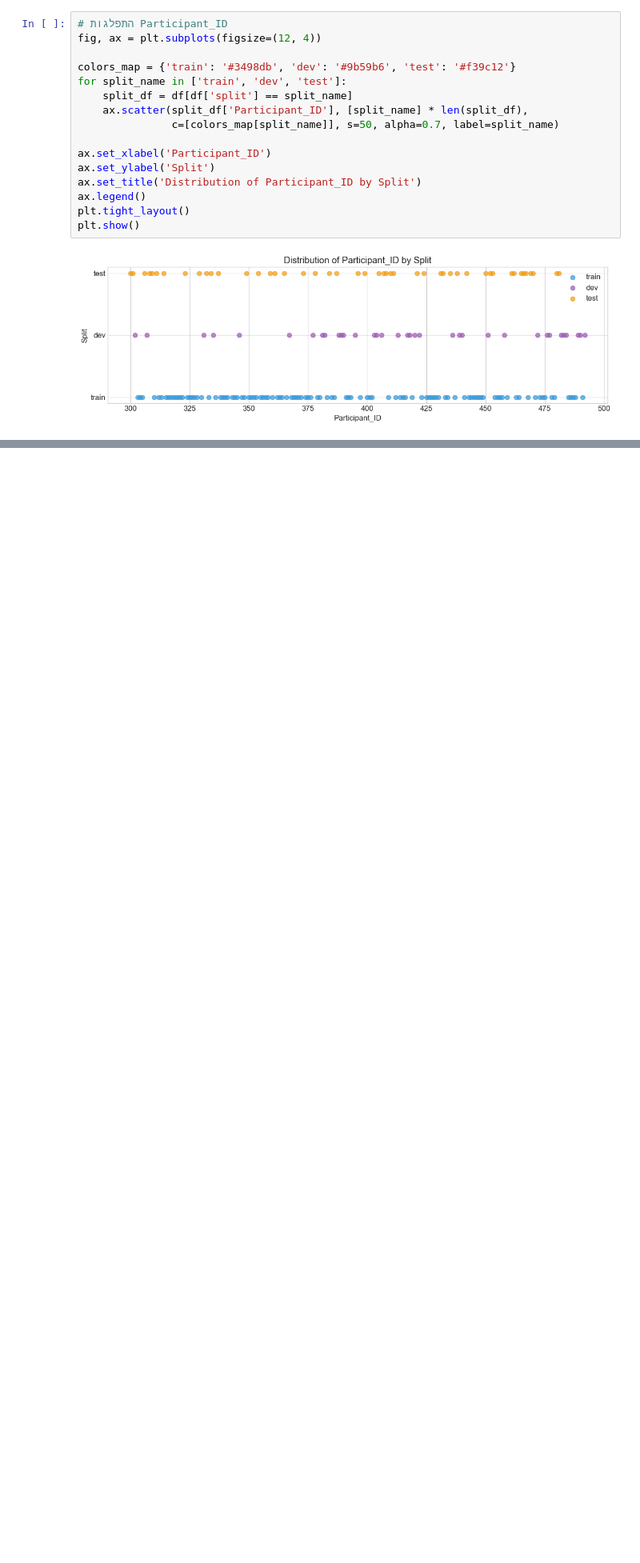
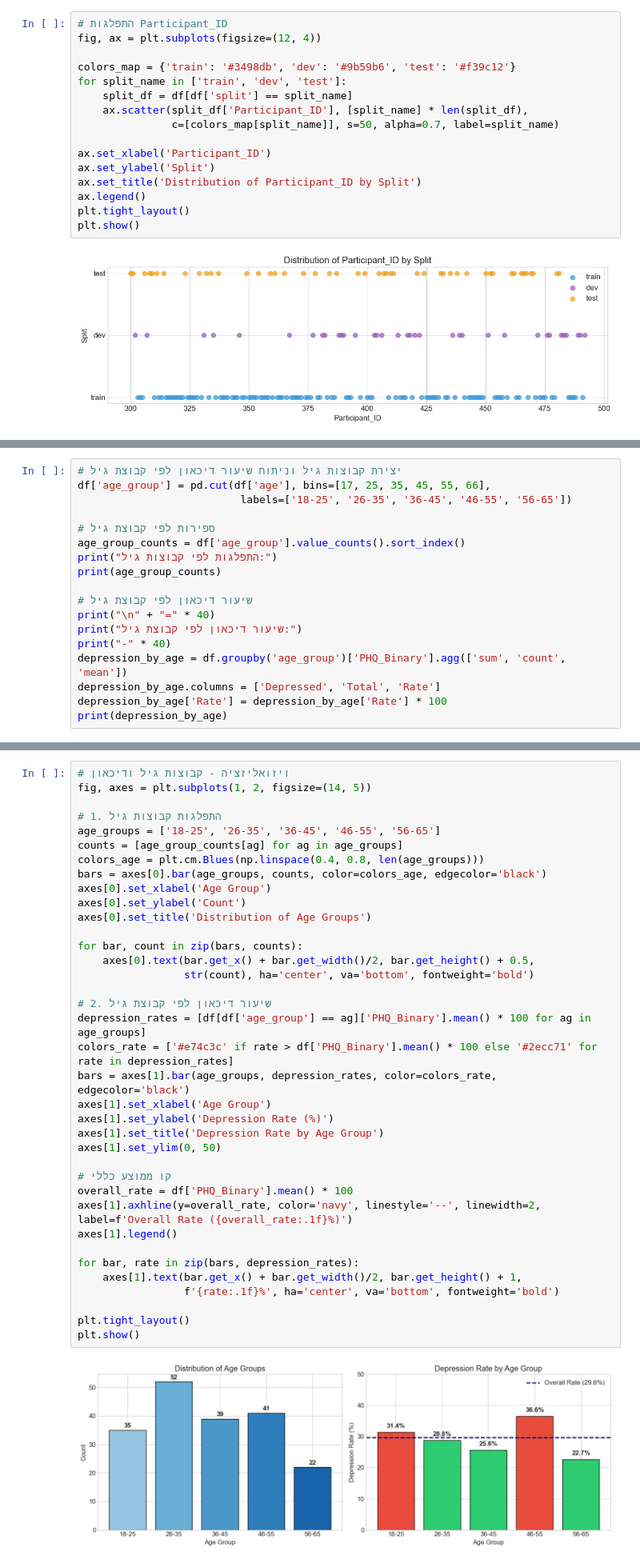
Before and after one commit to RachelShrikiMor/depression-detection-daic-woz, a Jupyter notebook: notebooks/01_EDA_labels.ipynb, the cells around one changed output, grey strips where cells are left out. Shown at 80% size. Cells and saved outputs as stored; diff of their text form; blank space fills up the shorter version.

```diff
--- a/notebooks/01_EDA_labels.ipynb
+++ b/notebooks/01_EDA_labels.ipynb
@@ -344,0 +441,18 @@ plt.show()
+# %%
+# יצירת קבוצות גיל וניתוח שיעור דיכאון לפי קבוצת גיל
+df['age_group'] = pd.cut(df['age'], bins=[17, 25, 35, 45, 55, 66],
+                          labels=['18-25', '26-35', '36-45', '46-55', '56-65'])
+
+# ספירות לפי קבוצת גיל
+age_group_counts = df['age_group'].value_counts().sort_index()
+print("התפלגות לפי קבוצות גיל:")
+print(age_group_counts)
+
+# שיעור דיכאון לפי קבוצת גיל
+print("\n" + "=" * 40)
+print("שיעור דיכאון לפי קבוצת גיל:")
+print("-" * 40)
+depression_by_age = df.groupby('age_group')['PHQ_Binary'].agg(['sum', 'count', 'mean'])
+depression_by_age.columns = ['Depressed', 'Total', 'Rate']
+depression_by_age['Rate'] = depression_by_age['Rate'] * 100
+print(depression_by_age)
@@ -344,0 +479,39 @@ plt.show()
+# %%
+# ויזואליזציה - קבוצות גיל ודיכאון
+fig, axes = plt.subplots(1, 2, figsize=(14, 5))
+
+# 1. התפלגות קבוצות גיל
+age_groups = ['18-25', '26-35', '36-45', '46-55', '56-65']
+counts = [age_group_counts[ag] for ag in age_groups]
+colors_age = plt.cm.Blues(np.linspace(0.4, 0.8, len(age_groups)))
+bars = axes[0].bar(age_groups, counts, color=colors_age, edgecolor='black')
+axes[0].set_xlabel('Age Group')
+axes[0].set_ylabel('Count')
+axes[0].set_title('Distribution of Age Groups')
+
+for bar, count in zip(bars, counts):
+    axes[0].text(bar.get_x() + bar.get_width()/2, bar.get_height() + 0.5,
+                 str(count), ha='center', va='bottom', fontweight='bold')
+
+# 2. שיעור דיכאון לפי קבוצת גיל
+depression_rates = [df[df['age_group'] == ag]['PHQ_Binary'].mean() * 100 for ag in age_groups]
+colors_rate = ['#e74c3c' if rate > df['PHQ_Binary'].mean() * 100 else '#2ecc71' for rate in depression_rates]
+bars = axes[1].bar(age_groups, depression_rates, color=colors_rate, edgecolor='black')
+axes[1].set_xlabel('Age Group')
+axes[1].set_ylabel('Depression Rate (%)')
+axes[1].set_title('Depression Rate by Age Group')
+axes[1].set_ylim(0, 50)
+
+# קו ממוצע כללי
+overall_rate = df['PHQ_Binary'].mean() * 100
+axes[1].axhline(y=overall_rate, color='navy', linestyle='--', linewidth=2, label=f'Overall Rate ({overall_rate:.1f}%)')
+axes[1].legend()
+
+for bar, rate in zip(bars, depression_rates):
+    axes[1].text(bar.get_x() + bar.get_width()/2, bar.get_height() + 1,
+                 f'{rate:.1f}%', ha='center', va='bottom', fontweight='bold')
+
+plt.tight_layout()
+plt.show()
+# %% [output]
+[figure, added]
```
Also changed, not shown: parts of 27 cells of this notebook, 1 other file.
